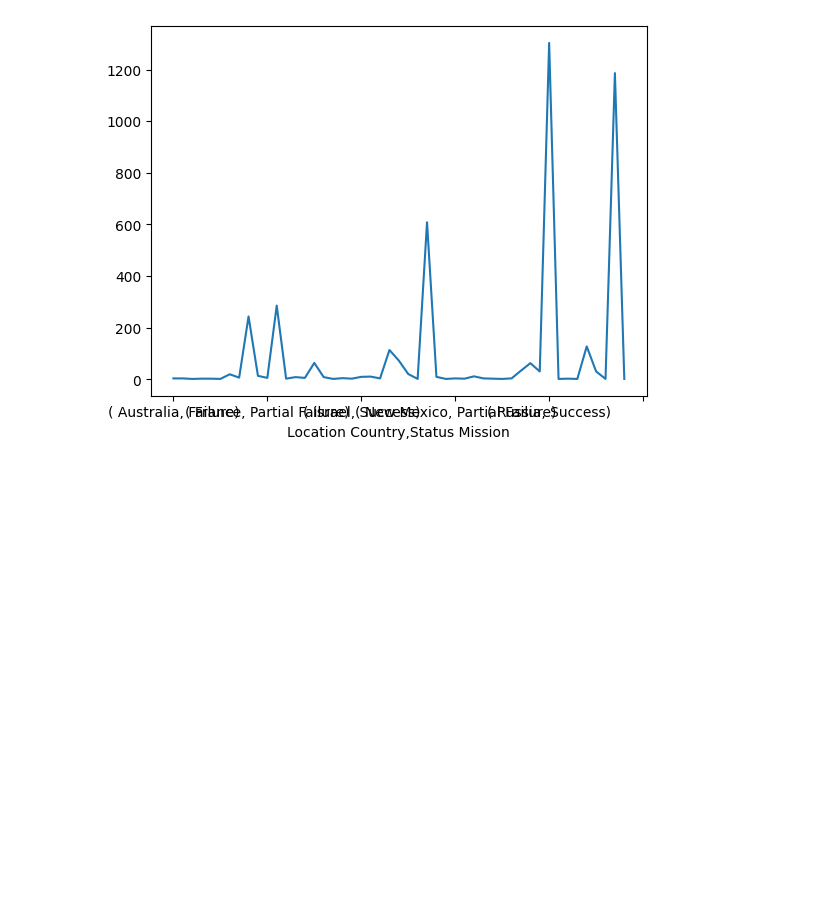
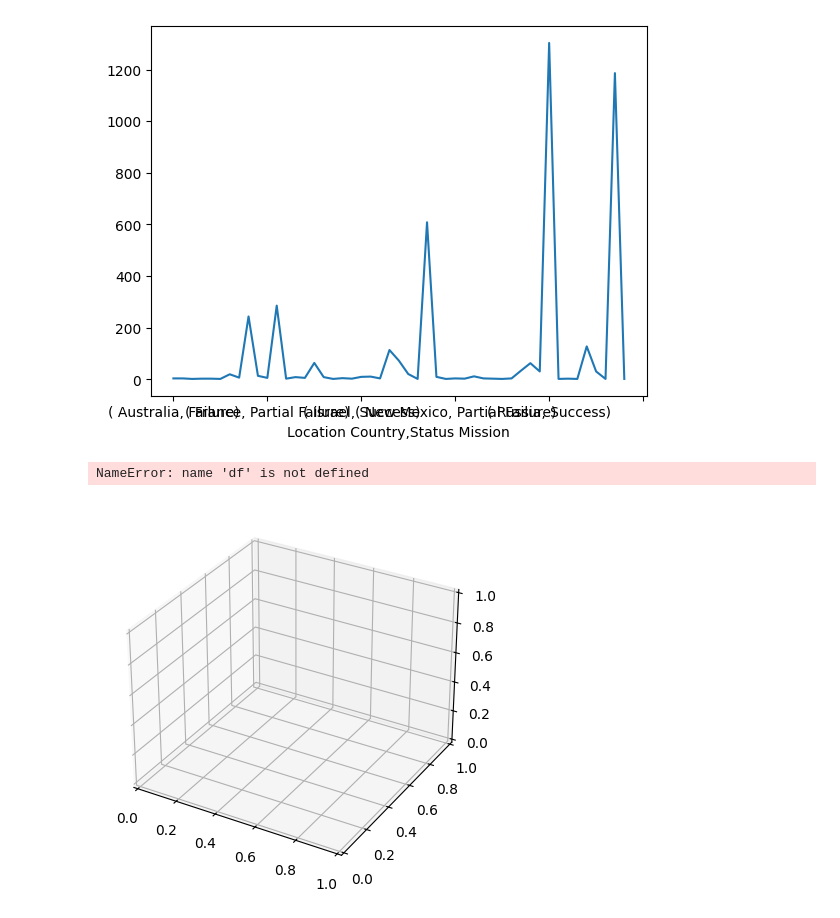
Before and after one commit to Netdaem0n/ALG_data_analyze, a Jupyter notebook: notebooks/lesson4.ipynb, the cells around one changed output. Saved outputs shown, nothing was run; the diff lists cells and outputs as text; code cells hidden in the pictures; blank space fills up the shorter version.

```diff
--- a/notebooks/lesson4.ipynb
+++ b/notebooks/lesson4.ipynb
@@ -334,3 +334,20 @@ temp
 # %% [output]
 <Axes: xlabel='Location Country,Status Mission'>
 [figure]
+# %%
+import matplotlib.pyplot as plt
+from mpl_toolkits.mplot3d import Axes3D
+
+fig = plt.figure()
+ax = fig.add_subplot(111, projection='3d')
+
+ax.scatter(df['x'], df['y'], df['z'])
+
+ax.set_xlabel('X Label')
+ax.set_ylabel('Y Label')
+ax.set_zlabel('Z Label')
+
+plt.show()
+# %% [output]
+NameError: name 'df' is not defined
+[figure, added]
```
Also changed, not shown: 1 other file.
